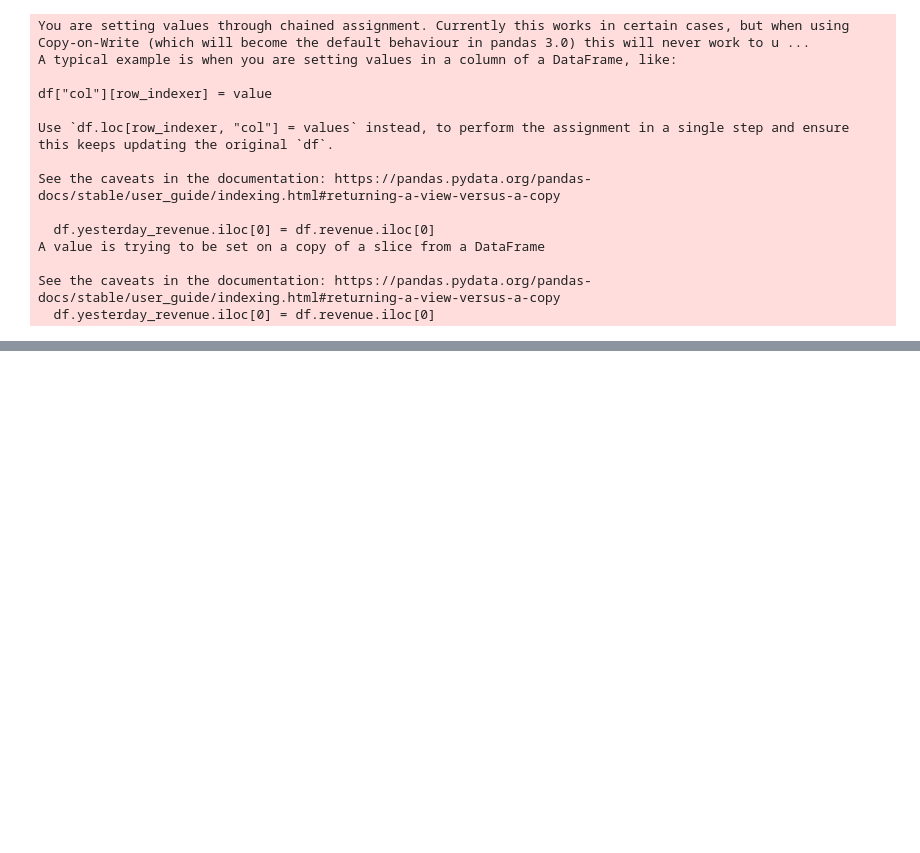
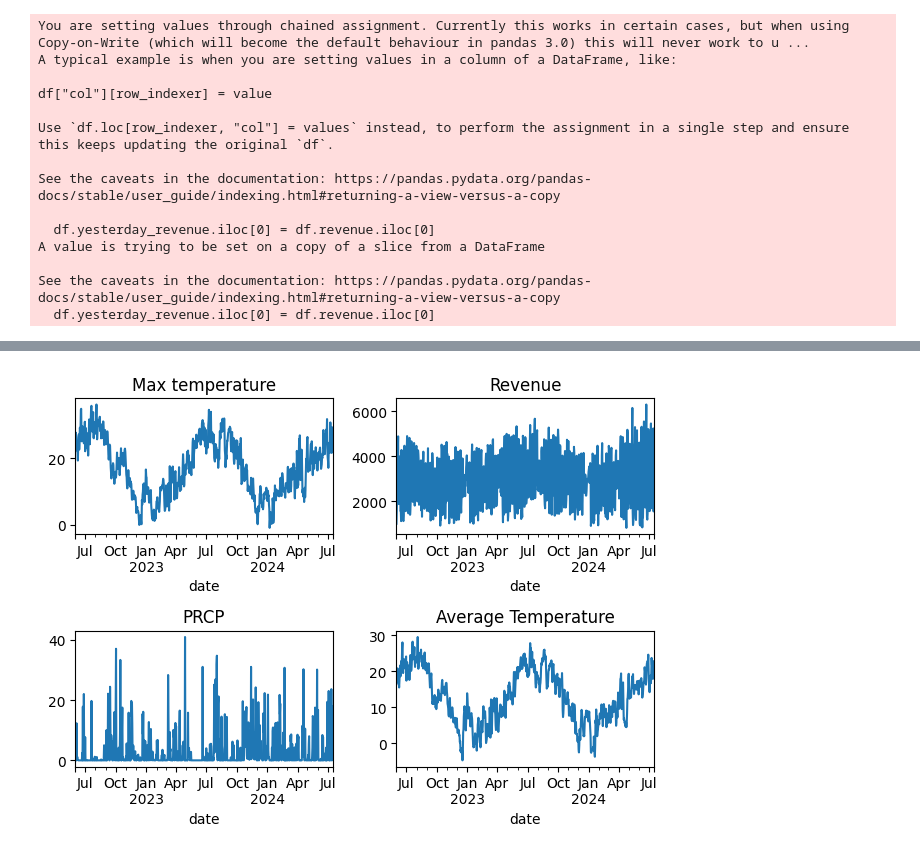
Before and after one commit to JonasEtFi/Restaurant-Revenue-Forecasting, a Jupyter notebook: data_manipulation.ipynb, the cells around one changed output, grey strips where cells are left out. Cells and saved outputs as stored; diff of their text form; code cells hidden in the pictures; blank space fills up the shorter version.

```diff
--- a/data_manipulation.ipynb
+++ b/data_manipulation.ipynb
@@ -110,0 +57,4 @@ df.to_pickle(repo.working_dir + '/data/dataframe.pkl')
+# %%
+plot_data(df)
+# %% [output]
+[figure, added]
```
Also changed, not shown: parts of 13 cells of this notebook, 3 other files.
